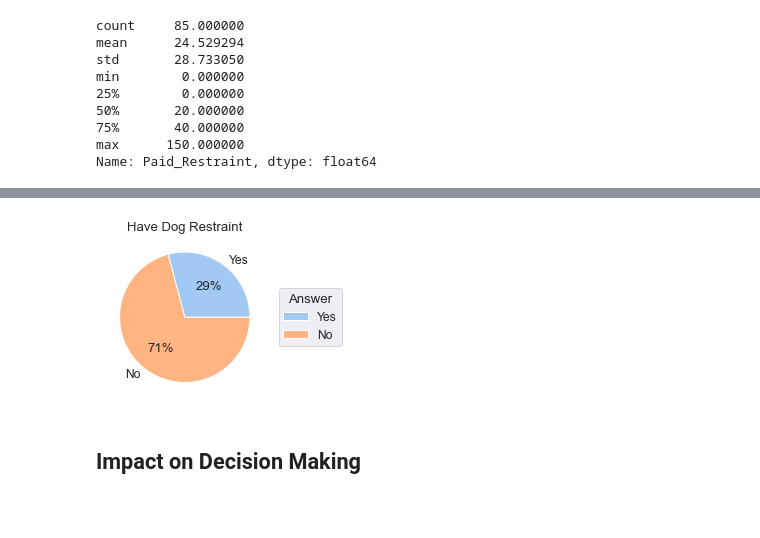
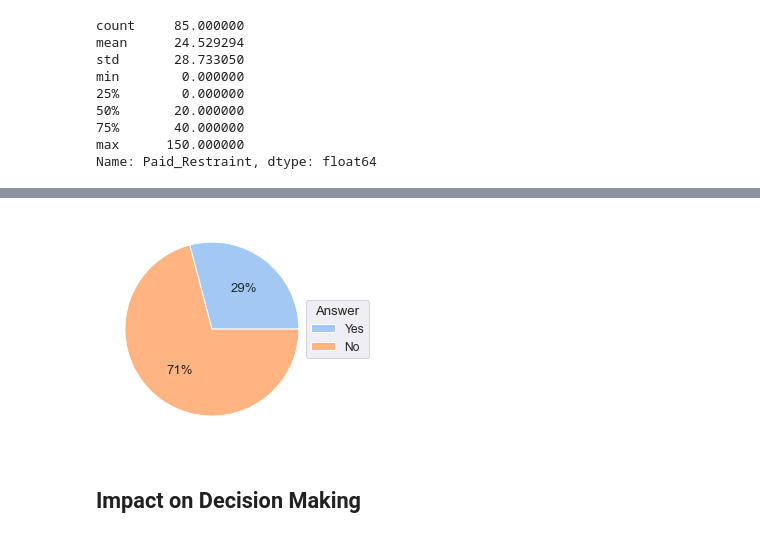
Before and after one commit to markhary/emba912_survey, a Jupyter notebook: ruby.ipynb, the cells around one changed output, grey strips where cells are left out. Cells and saved outputs as stored; diff of their text form; code cells hidden in the pictures; blank space fills up the shorter version.

```diff
--- a/ruby.ipynb
+++ b/ruby.ipynb
@@ -661,16 +693,7 @@ save_figure(fig, 'Restrain_Dog_Paid_Restraint');
-# %%
-colors=sns.color_palette('pastel');
-fig, ax = plt.subplots(figsize=(6,3))
-n_yes = survey_data[survey_data["Restrain_Dog"]=="Yes"]["Restrain_Dog"].count()
-n_no = survey_data[survey_data["Restrain_Dog"]=="No"]["Restrain_Dog"].count()
-labels = ["Yes", "No"];
-data = [n_yes, n_no]
-plt.pie(data, labels=labels, colors=colors, autopct='%.0f%%');
-plt.legend(title="Answer", loc="center right", bbox_to_anchor=(1, 0, 0.5, 1))
-plt.title("Have Dog Restraint")
-plt.show()
-# %% [output]
-[figure, removed]
+# %%
+create_pie_chart(survey_data, "Restrain_Dog", False, save_filename="Restrain_Dog_Pie");
+# %% [output]
+[figure, added]
 # %% [markdown]
 ## Impact on Decision Making
 # %%
```
Also changed, not shown: parts of 8 cells of this notebook, 3 other files.
